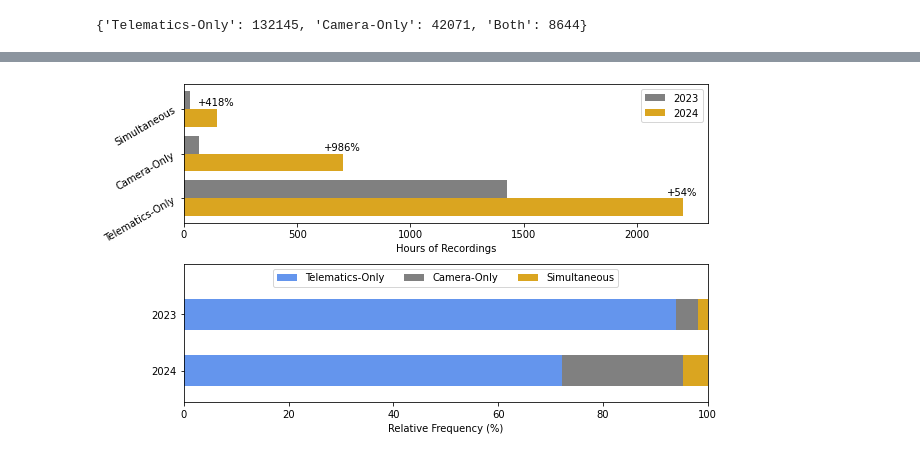
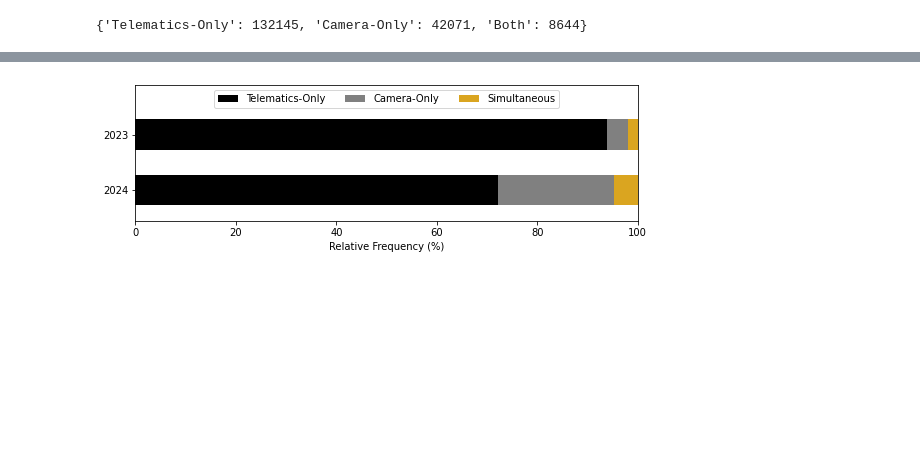
Before and after one commit to tjwieg/MS_thesis, a Jupyter notebook: plots/unify_gps24.ipynb, the cells around one changed output, grey strips where cells are left out. Saved outputs shown, nothing was run; the diff lists cells and outputs as text; code cells hidden in the pictures; blank space fills up the shorter version.

```diff
--- a/plots/unify_gps24.ipynb
+++ b/plots/unify_gps24.ipynb
@@ -458,20 +449,0 @@ plt.show()
-# %%
-fig, ax = plt.subplots(2,1)
-fig.set_size_inches(8,5)
-fig.tight_layout(h_pad=2.0)
-
-bar_width = 0.4
-xx = np.arange(len(hours23))
-ax[0].barh(xx, [hours23[i] for i in hours23], bar_width, label="2023", color="grey")
-ax[0].barh(xx-bar_width, [hours24[i] for i in hours24], bar_width, label="2024", color="goldenrod")
-ax[0].legend()
-ax[0].set_xlabel("Hours of Recordings")
-ax[0].set_yticks(xx-(bar_width/2), labels=list(hours23.keys()), rotation=30)
-
-
-ax[1].barh(xx, [100*hours23[i]/total23 for i in hours23], bar_width, label="2023", color="grey")
-ax[1].barh(xx-bar_width, [100*hours24[i]/total24 for i in hours24], bar_width, label="2024", color="goldenrod")
-# ax[1].legend()
-ax[1].set_xlabel("Relative Frequency (%)")
-ax[1].set_yticks(xx-(bar_width/2), labels=list(hours23.keys()), rotation=30)
-plt.show()
@@ -480,43 +450,29 @@ plt.show()
 # %%
-fig, ax = plt.subplots(2,1)
-fig.set_size_inches(8,5)
-fig.tight_layout(h_pad=2.0)
+total24 = sum(hours24.values())
+total23 = sum(hours23.values())
 
-bar_width = 0.4
-xx = np.arange(len(hours23))
-ax[0].barh(xx, [hours23[i] for i in hours23], bar_width, label="2023", color="grey")
-ax[0].barh(xx-bar_width, [hours24[i] for i in hours24], bar_width, label="2024", color="goldenrod")
-ax[0].legend()
-ax[0].set_xlabel("Hours of Recordings")
-ax[0].set_yticks(xx-(bar_width/2), labels=list(hours23.keys()), rotation=30)
-
-b0 = 0
-for i in hours24:
-    ax[0].annotate(f"+{round(100*((hours24[i]/hours23[i])-1))}%",
-                   (hours24[i], xx[b0]-bar_width/3), ha="center")
-    b0 += 1
-
-# # # # # # # # # # # # # # # # # # # # # # # # # # # # # # # # # # # # # # # #
-
+plt.figure(figsize=(9,2.5))
 cc = {
-    'Telematics-Only': "cornflowerblue",
+    'Telematics-Only': "black",
     'Camera-Only': "grey",
     'Simultaneous': "goldenrod"
 }
+
+# Prepare + plot stacked bars
 co = {}
-
 b1, b0 = 0, 0
 H = 1.8*bar_width
 for i in hours23:
-    co[i] = ax[1].barh(H, 100*hours23[i]/total23, bar_width, left=b1, color=cc[i])
-    ax[1].barh(0, 100*hours24[i]/total24, bar_width, left=b0, color=cc[i])
+    co[i] = plt.barh(H, 100*hours23[i]/total23, bar_width, left=b1, color=cc[i])
+    plt.barh(0, 100*hours24[i]/total24, bar_width, left=b0, color=cc[i])
     b1 += 100*hours23[i]/total23
     b0 += 100*hours24[i]/total24
-ax[1].legend(co.values(), co.keys(), ncols=3, loc="upper center")
-ax[1].set_xlabel("Relative Frequency (%)")
-ax[1].set_xlim(0,100)
-ax[1].set_yticks([H,0], labels=["2023", "2024"])
-ax[1].set_ylim(0-bar_width, 1.9*H)
+
+plt.legend(co.values(), co.keys(), ncols=3, loc="upper center")
+plt.xlabel("Relative Frequency (%)")
+plt.xlim(0,100)
+plt.yticks([H,0], labels=["2023", "2024"])
+plt.ylim(0-bar_width, 1.9*H)
 plt.show()
 # %% [output]
-[figure, old version]
+[figure, new version]
```
Also changed, not shown: parts of 5 cells of this notebook, 11 other files.
